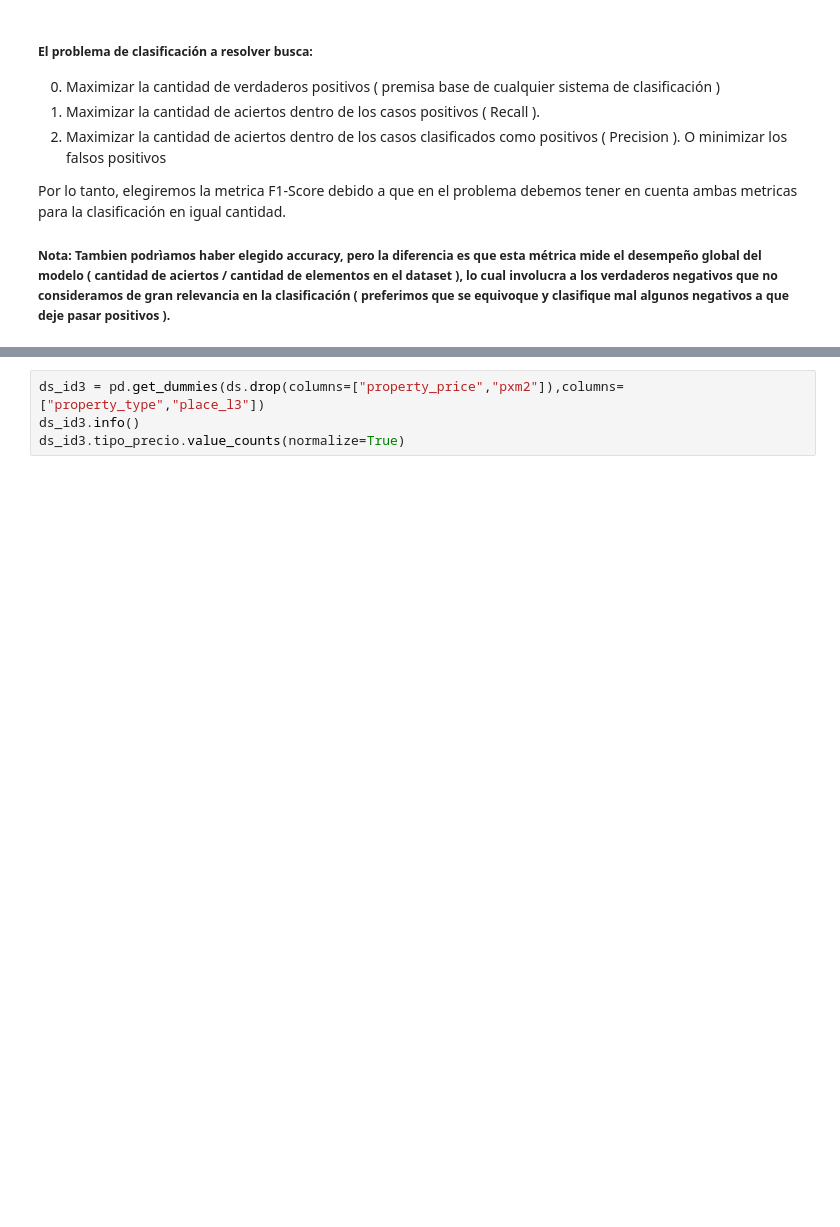
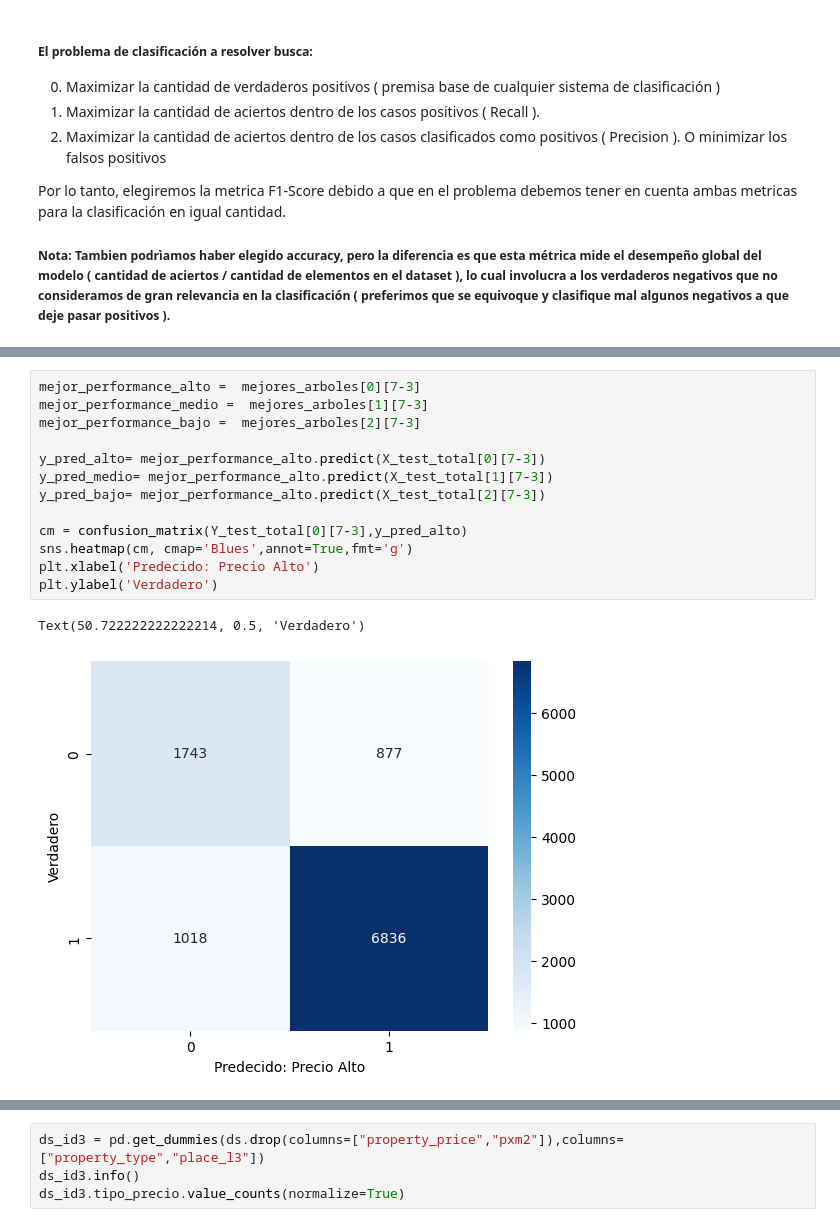
Before and after one commit to sttesta3/7506R-1C2024-GRUPO08, a Jupyter notebook: Clasificación.ipynb, the cells around one changed output, grey strips where cells are left out. Saved outputs shown, nothing was run; the diff lists cells and outputs as text; blank space fills up the shorter version.

```diff
--- a/Clasificación.ipynb
+++ b/Clasificación.ipynb
@@ -417,0 +477,16 @@ WARNING:matplotlib.legend:No artists with labels found to put in legend.  Note t
+# %%
+mejor_performance_alto =  mejores_arboles[0][7-3]
+mejor_performance_medio =  mejores_arboles[1][7-3]
+mejor_performance_bajo =  mejores_arboles[2][7-3]
+
+y_pred_alto= mejor_performance_alto.predict(X_test_total[0][7-3])
+y_pred_medio= mejor_performance_alto.predict(X_test_total[1][7-3])
+y_pred_bajo= mejor_performance_alto.predict(X_test_total[2][7-3])
+
+cm = confusion_matrix(Y_test_total[0][7-3],y_pred_alto)
+sns.heatmap(cm, cmap='Blues',annot=True,fmt='g')
+plt.xlabel('Predecido: Precio Alto')
+plt.ylabel('Verdadero')
+# %% [output]
+Text(50.722222222222214, 0.5, 'Verdadero')
+[figure, added]
```
Also changed, not shown: parts of 7 cells of this notebook.
